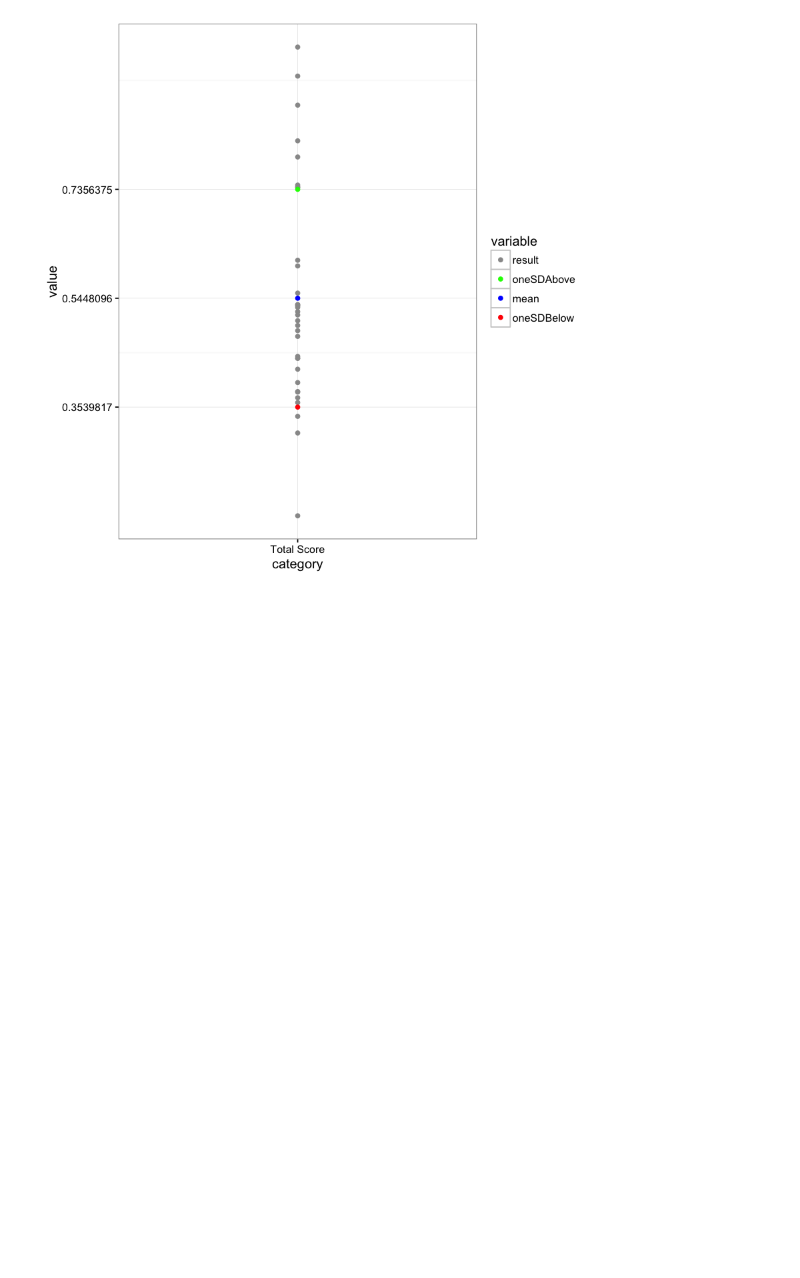
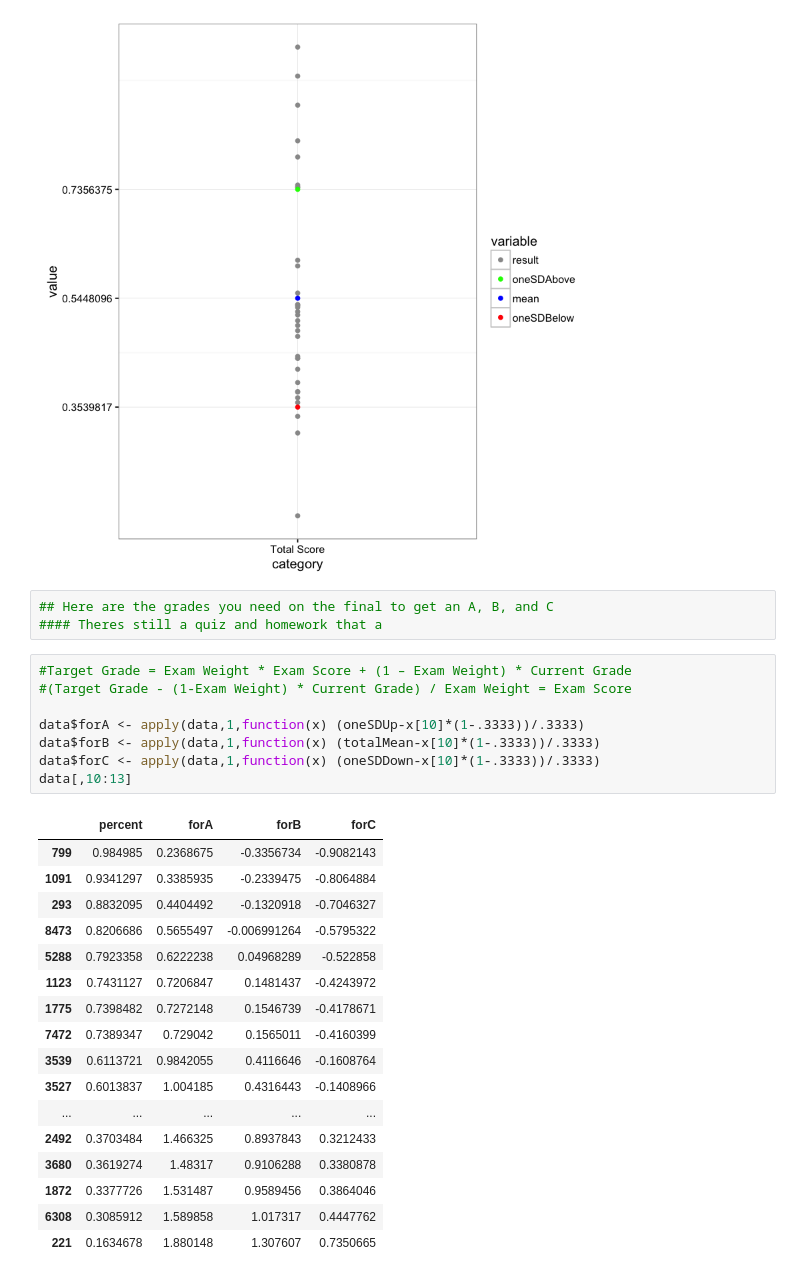
Before and after one commit to brandondsherman/midApril140Grades, a Jupyter notebook: explorationsPart3.ipynb, the cells around one changed output. Drawn from its saved outputs; the diff is of its cells as text; blank space fills up the shorter version.

Commit message:
Added grades needed in final

```diff
--- a/explorationsPart3.ipynb
+++ b/explorationsPart3.ipynb
@@ -295,3 +295,32 @@ plot
 # %% [output]
 ERROR: Error in file(con, "rb"): cannot open the connection
 [figure]
+# %%
+## Here are the grades you need on the final to get an A, B, and C
+#### Theres still a quiz and homework that a
+# %%
+#Target Grade = Exam Weight * Exam Score + (1 – Exam Weight) * Current Grade
+#(Target Grade - (1-Exam Weight) * Current Grade) / Exam Weight = Exam Score
+
+data$forA <- apply(data,1,function(x) (oneSDUp-x[10]*(1-.3333))/.3333)
+data$forB <- apply(data,1,function(x) (totalMean-x[10]*(1-.3333))/.3333)
+data$forC <- apply(data,1,function(x) (oneSDDown-x[10]*(1-.3333))/.3333)
+data[,10:13]
+# %% [output]
+|  | percent | forA | forB | forC |
+| 799 | 0.984985 | 0.2368675 | -0.3356734 | -0.9082143 |
+| 1091 | 0.9341297 | 0.3385935 | -0.2339475 | -0.8064884 |
+| 293 | 0.8832095 | 0.4404492 | -0.1320918 | -0.7046327 |
+| 8473 | 0.8206686 | 0.5655497 | -0.006991264 | -0.5795322 |
+| 5288 | 0.7923358 | 0.6222238 | 0.04968289 | -0.522858 |
+| 1123 | 0.7431127 | 0.7206847 | 0.1481437 | -0.4243972 |
+| 1775 | 0.7398482 | 0.7272148 | 0.1546739 | -0.4178671 |
+| 7472 | 0.7389347 | 0.729042 | 0.1565011 | -0.4160399 |
+| 3539 | 0.6113721 | 0.9842055 | 0.4116646 | -0.1608764 |
+| 3527 | 0.6013837 | 1.004185 | 0.4316443 | -0.1408966 |
+| ... | ... | ... | ... | ... |
+| 2492 | 0.3703484 | 1.466325 | 0.8937843 | 0.3212433 |
+| 3680 | 0.3619274 | 1.48317 | 0.9106288 | 0.3380878 |
+| 1872 | 0.3377726 | 1.531487 | 0.9589456 | 0.3864046 |
+| 6308 | 0.3085912 | 1.589858 | 1.017317 | 0.4447762 |
+| 221 | 0.1634678 | 1.880148 | 1.307607 | 0.7350665 |
```
Also changed, not shown: parts of 1 cell of this notebook.
